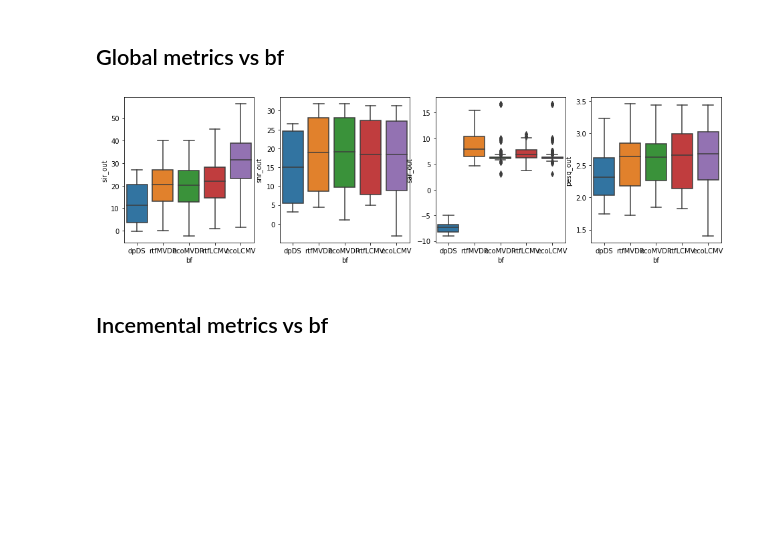
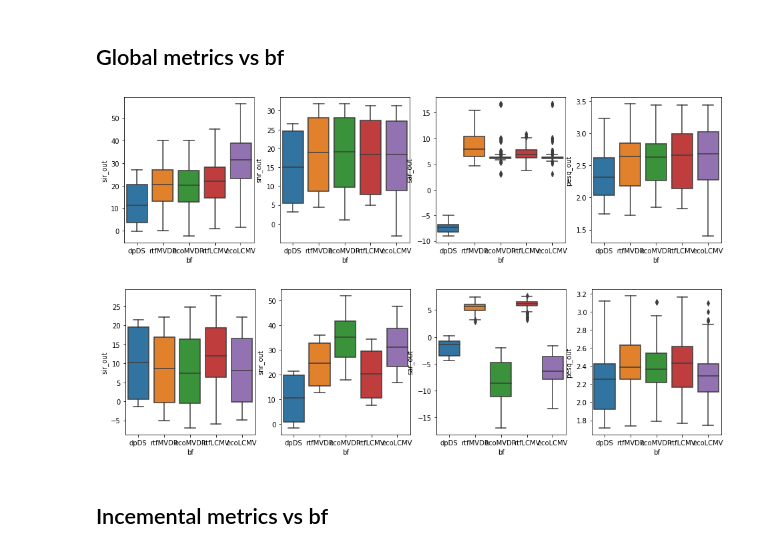
Before and after one commit to Chutlhu/dEchorate, a Jupyter notebook: notebooks/Echo aware Beamforming - results.ipynb, the cells around one changed output. Saved outputs shown, nothing was run; the diff lists cells and outputs as text; code cells hidden in the pictures; blank space fills up the shorter version.

Commit message:
results bf real and synt

```diff
--- a/notebooks/Echo aware Beamforming - results.ipynb
+++ b/notebooks/Echo aware Beamforming - results.ipynb
@@ -7,3 +9,4 @@ import matplotlib.pyplot as plt
 # %%
-path_to_data = '../recipes/echo_aware_processing/results.csv'
-results = pd.read_csv(path_to_data)
+path_to_data = '../recipes/echo_aware_processing/results_synth.csv'
+results_synt = pd.read_csv(path_to_data)
+results_synt
@@ -25,0 +29,4 @@ results
+# %%
+path_to_data = '../recipes/echo_aware_processing/results_real.csv'
+results_real = pd.read_csv(path_to_data)
+results_real
@@ -29,24 +50,28 @@ results
 ## Global metrics vs bf
 # %%
 # filter
-loc_res = results.copy()
+loc_res_synt = results_synt.copy()
+loc_res_real = results_real.copy()
+loc_ress = [loc_res_synt, loc_res_real]
 # plot
-plt.figure(figsize=(16,4))
-plt.subplot(141)
-sns.boxplot(x='bf', y="sir_out",
-            data=loc_res)
-plt.subplot(142)
-sns.boxplot(x='bf', y="snr_out",
-            data=loc_res)
-plt.subplot(143)
-sns.boxplot(x='bf', y="sar_out",
-            data=loc_res)
-plt.subplot(144)
-sns.boxplot(x='bf', y="pesq_out",
-            data=loc_res)
-plt.show()
+for loc_res in loc_ress:
+    plt.figure(figsize=(16,4))
+    plt.subplot(141)
+    sns.boxplot(x='bf', y="sir_out",
+                data=loc_res)
+    plt.subplot(142)
+    sns.boxplot(x='bf', y="snr_out",
+                data=loc_res)
+    plt.subplot(143)
+    sns.boxplot(x='bf', y="sar_out",
+                data=loc_res)
+    plt.subplot(144)
+    sns.boxplot(x='bf', y="pesq_out",
+                data=loc_res)
+    plt.show()
 # %% [output]
 [figure]
+[figure, added]
 # %% [markdown]
 ## Incemental metrics vs bf
 # %%
```
Also changed, not shown: parts of 7 cells of this notebook, 3 other files.
